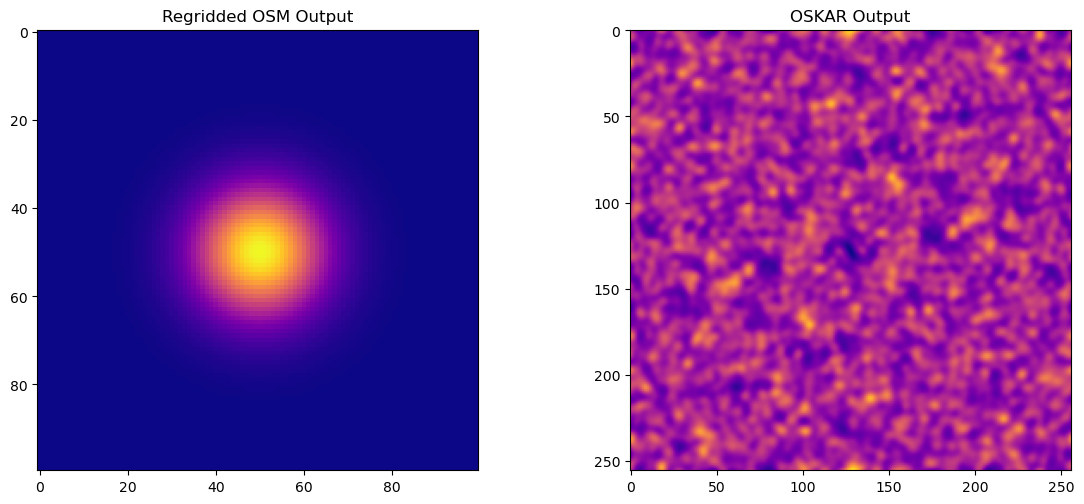
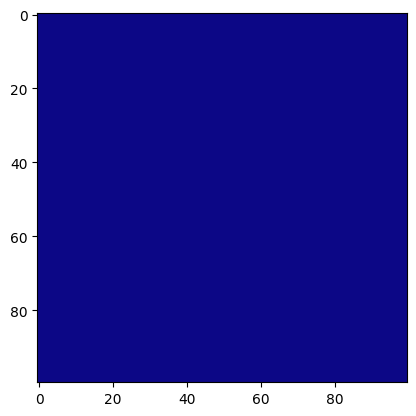
The change to this notebook cell's code, shown as a diff; its figure went from the first image to the second:
--- before
+++ after
@@ -1,8 +1,10 @@
-fig, ax = plt.subplots(nrows=1, ncols=2)
-fig.set_size_inches(12, 5)
-fig.tight_layout()
-ax[0].imshow(channel_osm, cmap="plasma")
-ax[0].set_title("Regridded OSM Output")
-ax[1].imshow(channel_fits, cmap="plasma")
-ax[1].set_title("OSKAR Output")
+#fig, ax = plt.subplots(nrows=1, ncols=2)
+#fig.set_size_inches(12, 5)
+#fig.tight_layout()
+#ax[0].imshow(channel_osm[:, :, 0], cmap="plasma")
+#ax[0].set_title("Regridded OSM Output")
+#ax[1].imshow(channel_fits, cmap="plasma")
+#ax[1].set_title("OSKAR Output")
+
+plt.imshow(channel_osm[:, :, 1], cmap="plasma")
 plt.show()

Commit: Template generation works, running now